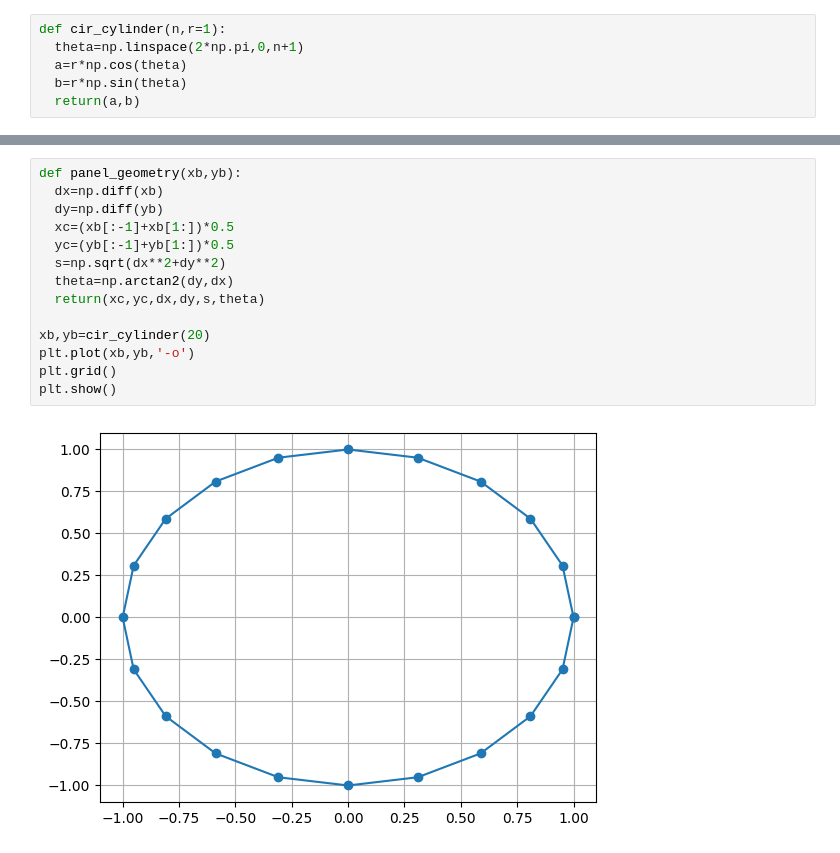
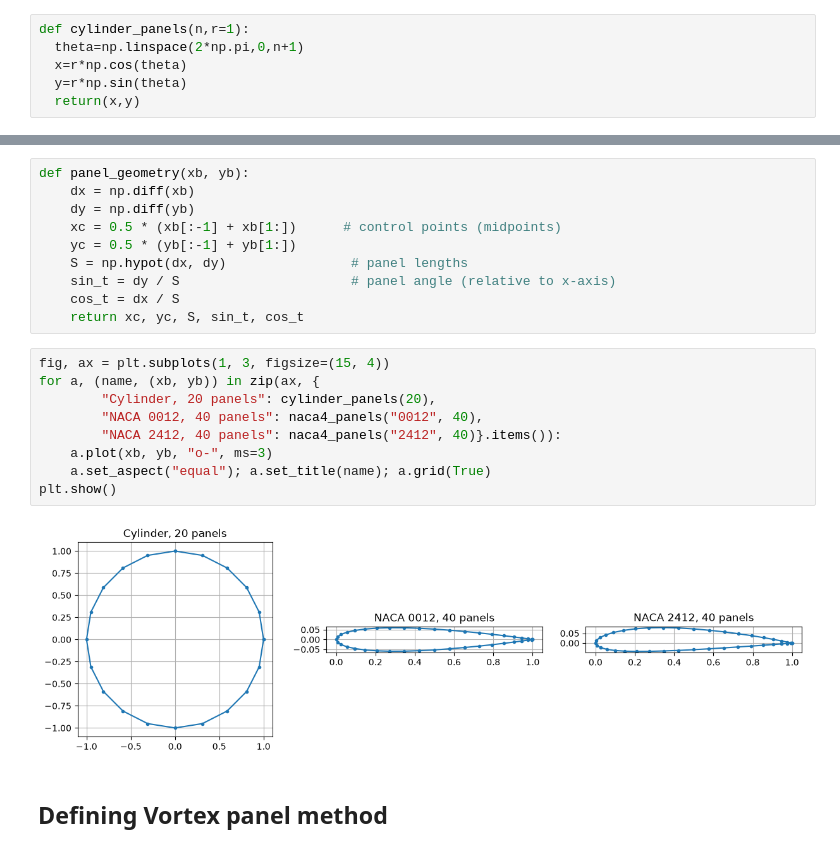
Before and after one commit to Atharva-Patil008/AE611_2026, a Jupyter notebook: Vortex_Panel_Method_Atharva_Patil.ipynb, the cells around one changed output, grey strips where cells are left out. Cells and saved outputs as stored; diff of their text form.

Commit message:
Defined vortex panel method 0

```diff
--- a/Vortex_Panel_Method_Atharva_Patil.ipynb
+++ b/Vortex_Panel_Method_Atharva_Patil.ipynb
@@ -72,6 +1,6 @@ plt.show()
 # %%
-def cir_cylinder(n,r=1):
+def cylinder_panels(n,r=1):
   theta=np.linspace(2*np.pi,0,n+1)
-  a=r*np.cos(theta)
-  b=r*np.sin(theta)
-  return(a,b)
+  x=r*np.cos(theta)
+  y=r*np.sin(theta)
+  return(x,y)
@@ -78,16 +45,23 @@ def cir_cylinder(n,r=1):
 # %%
-def panel_geometry(xb,yb):
-  dx=np.diff(xb)
-  dy=np.diff(yb)
-  xc=(xb[:-1]+xb[1:])*0.5
-  yc=(yb[:-1]+yb[1:])*0.5
-  s=np.sqrt(dx**2+dy**2)
-  theta=np.arctan2(dy,dx)
-  return(xc,yc,dx,dy,s,theta)
-
-xb,yb=cir_cylinder(20)
-plt.plot(xb,yb,'-o')
-plt.grid()
-plt.show()
+def panel_geometry(xb, yb):
+    dx = np.diff(xb)
+    dy = np.diff(yb)
+    xc = 0.5 * (xb[:-1] + xb[1:])      # control points (midpoints)
+    yc = 0.5 * (yb[:-1] + yb[1:])
+    S = np.hypot(dx, dy)                # panel lengths
+    sin_t = dy / S                      # panel angle (relative to x-axis)
+    cos_t = dx / S
+    return xc, yc, S, sin_t, cos_t
-# %% [output]
-[figure, removed]
+# %%
+fig, ax = plt.subplots(1, 3, figsize=(15, 4))
+for a, (name, (xb, yb)) in zip(ax, {
+        "Cylinder, 20 panels": cylinder_panels(20),
+        "NACA 0012, 40 panels": naca4_panels("0012", 40),
+        "NACA 2412, 40 panels": naca4_panels("2412", 40)}.items()):
+    a.plot(xb, yb, "o-", ms=3)
+    a.set_aspect("equal"); a.set_title(name); a.grid(True)
+plt.show()
+# %% [output]
+[figure, added]
+# %% [markdown]
+## Defining Vortex panel method
```
Also changed, not shown: parts of 6 cells of this notebook.
